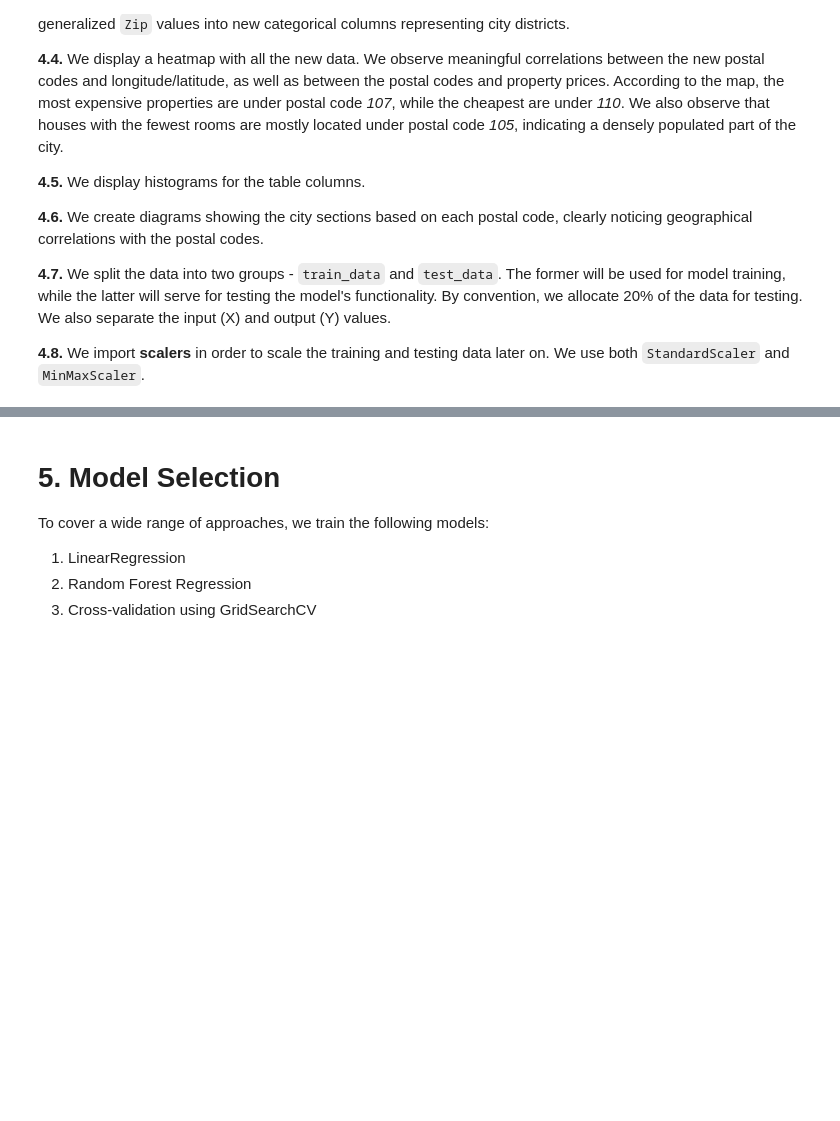
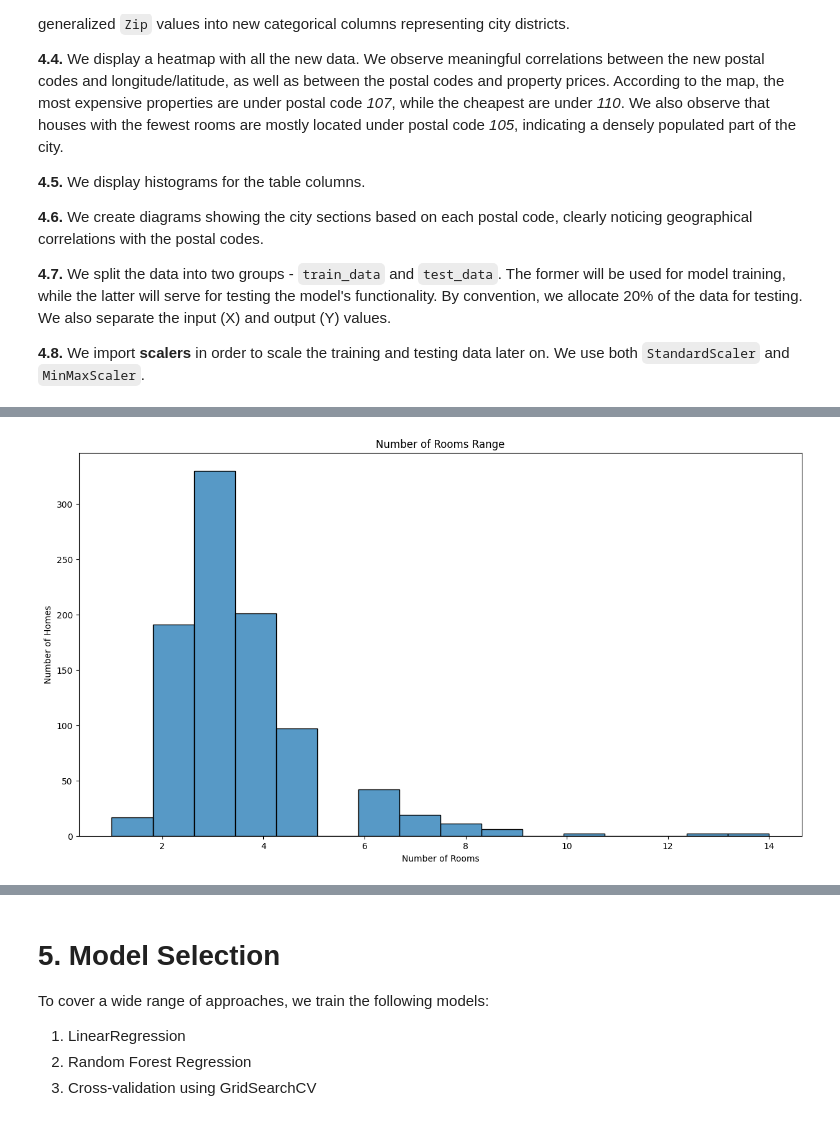
Before and after one commit to Vojinovic-M/Python---Jupyter-Notebook---Predicting-Real-Estate-Prices-In-Amsterdam, a Jupyter notebook: Amsterdam.ipynb, the cells around one changed output, grey strips where cells are left out. Saved outputs shown, nothing was run; the diff lists cells and outputs as text; code cells hidden in the pictures; blank space fills up the shorter version.

```diff
--- a/Amsterdam.ipynb
+++ b/Amsterdam.ipynb
@@ -160,13 +265,15 @@ plt.show()
 # %%
 # @title 4.5.2. Histogram: Number of Rooms Range
 
 plt.figure(figsize=(15,8))
 
 sns.histplot(x='Room', data=data, bins=16)
-plt.title('Raspon broja soba')
-plt.xlabel('Broj soba')
-plt.ylabel('Broj nekretnina')
+plt.title('Number of Rooms Range')
+plt.xlabel('Number of Rooms')
+plt.ylabel('Number of Homes')
 plt.show()
+# %% [output]
+[figure, added]
 # %%
 # @title 4.6. Showing parts of the city based on postal codes
 plt.figure(figsize=(4,4))
```
Also changed, not shown: parts of 22 cells of this notebook.
